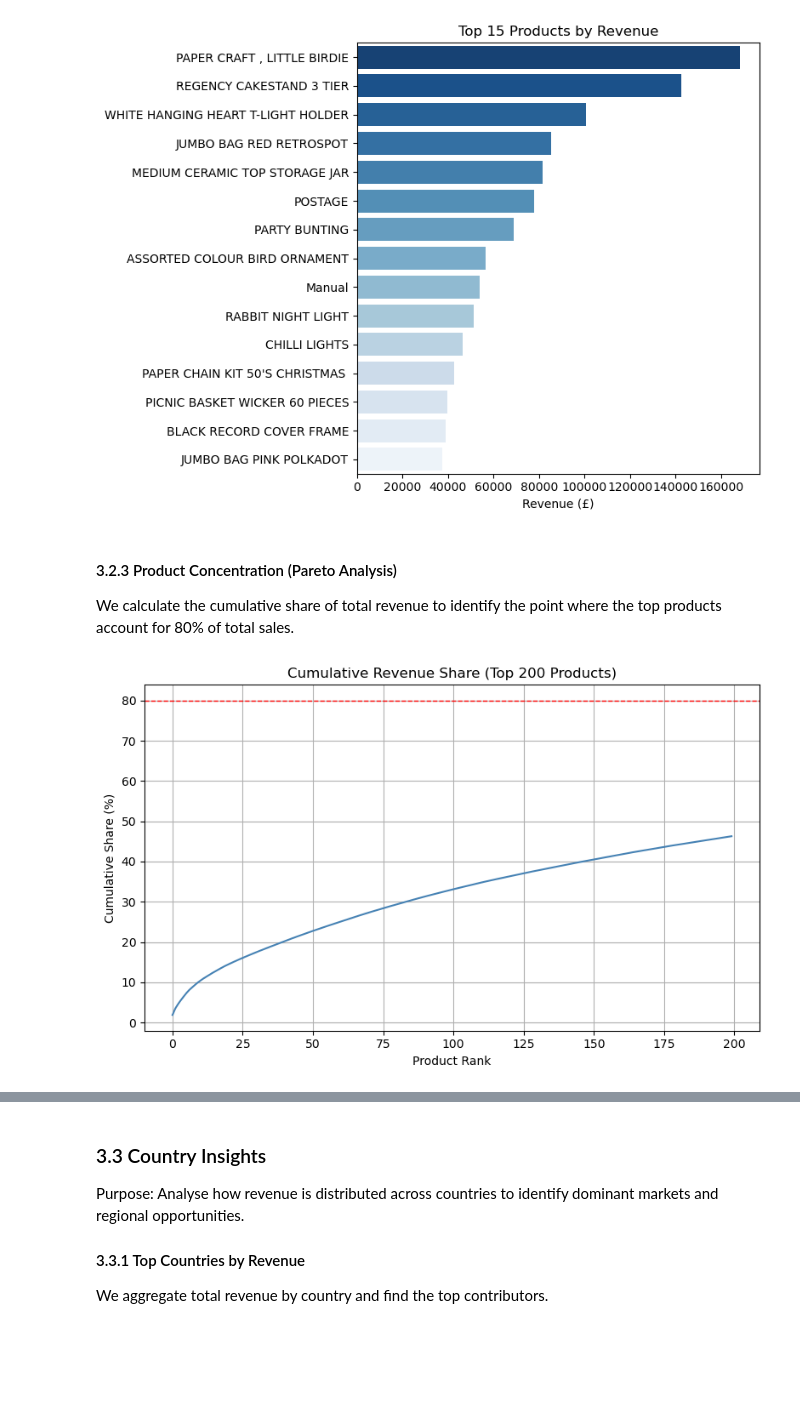
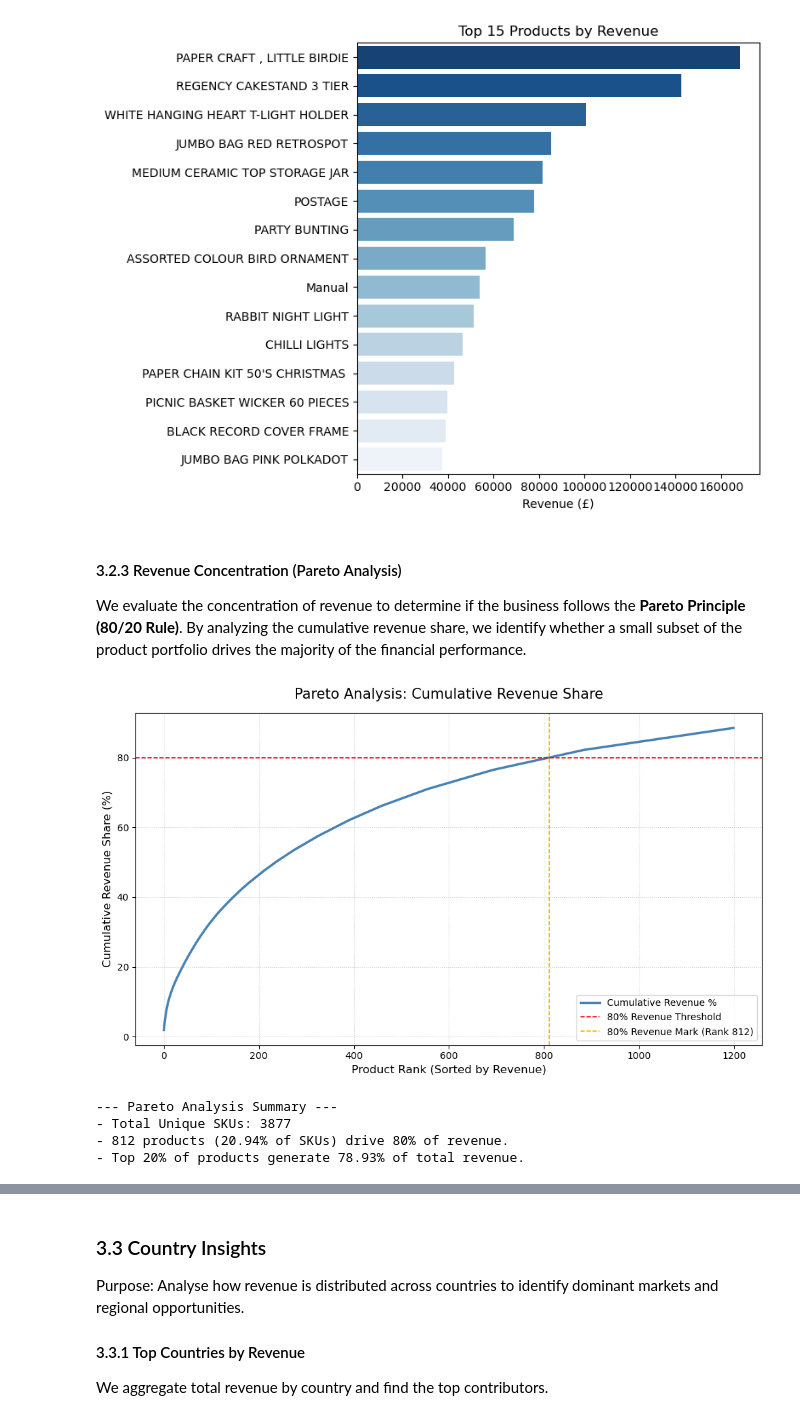
Before and after one commit to Hyeri-Jerrie-Kim/ecommerce-sales-analysis, a Jupyter notebook: notebooks/ecommerce_analysis.ipynb, the cells around one changed output, grey strips where cells are left out. Cells and saved outputs as stored; diff of their text form; code cells hidden in the pictures; blank space fills up the shorter version.

```diff
--- a/notebooks/ecommerce_analysis.ipynb
+++ b/notebooks/ecommerce_analysis.ipynb
@@ -206,9 +216,6 @@ Time-based columns will help identify seasonality and daily purchasing patterns.
 df_clean['InvoiceMonth'] = df_clean['InvoiceDate'].dt.to_period('M')
 df_clean['Weekday'] = df_clean['InvoiceDate'].dt.day_name()
 df_clean['Hour'] = df_clean['InvoiceDate'].dt.hour
-
-# Aggregate revenue
-df_clean['Revenue'] = df_clean['Quantity'] * df_clean['UnitPrice']
 
 # Monthly revenue
 monthly_revenue = (
@@ -348,25 +361,59 @@ plt.show()
 # %% [output]
 [figure]
 # %% [markdown]
-#### 3.2.3 Product Concentration (Pareto Analysis)
-We calculate the cumulative share of total revenue to identify the point where the top products account for 80% of total sales.
+#### 3.2.3 Revenue Concentration (Pareto Analysis)
+
+We evaluate the concentration of revenue to determine if the business follows the **Pareto Principle (80/20 Rule)**. By analyzing the cumulative revenue share, we identify whether a small subset of the product portfolio drives the majority of the financial performance.
 # %%
-# === Compute and plot cumulative revenue share (Pareto analysis) ===
-# Display cumulative revenue percentage to illustrate the 80/20 distribution.
-product_revenue = product_revenue.reset_index(drop=True)
+# === Revenue Concentration & Pareto 80/20 Verification ===
+
+# 1. Data Preparation: Sort by Revenue and Calculate Cumulative Share
+product_revenue = product_revenue.sort_values('RevenueShare', ascending=False).reset_index(drop=True)
 product_revenue['CumulativeShare'] = product_revenue['RevenueShare'].cumsum()
 
-plt.figure(figsize=(8,5))
-plt.plot(product_revenue.index[:200], product_revenue['CumulativeShare'][:200], color='steelblue')
-plt.axhline(80, color='red', linestyle='--', linewidth=1)
-plt.title('Cumulative Revenue Share (Top 200 Products)')
-plt.xlabel('Product Rank')
-plt.ylabel('Cumulative Share (%)')
-plt.grid(True)
+# 2. Statistical Verification Logic
+total_unique_skus = len(product_revenue)
+# Find the exact rank where cumulative revenue hits 80%
+eighty_pct_idx = product_revenue[product_revenue['CumulativeShare'] >= 80].index[0]
+skus_for_80_revenue = eighty_pct_idx + 1
+pct_skus_for_80_revenue = (skus_for_80_revenue / total_unique_skus) * 100
+
+# Find revenue share of exactly the top 20% of SKUs
+twenty_pct_rank = int(total_unique_skus * 0.20)
+revenue_at_20_pct_skus = product_revenue.loc[twenty_pct_rank, 'CumulativeShare']
+
+# 3. Consolidated Visualization
+plt.figure(figsize=(10, 6))
+
+# Plotting the curve (Expanding to show the 80% intersection, e.g., Top 1000)
+plt.plot(product_revenue.index[:1200], product_revenue['CumulativeShare'][:1200],
+         color='steelblue', linewidth=2.5, label='Cumulative Revenue %')
+
+# Add Pareto Reference Lines
+plt.axhline(80, color='red', linestyle='--', linewidth=1.2, label='80% Revenue Threshold')
+plt.axvline(eighty_pct_idx, color='orange', linestyle='--', linewidth=1.2,
+           label=f'80% Revenue Mark (Rank {skus_for_80_revenue})')
+
+# Formatting
+plt.title('Pareto Analysis: Cumulative Revenue Share', fontsize=15, pad=15)
+plt.xlabel('Product Rank (Sorted by Revenue)', fontsize=12)
+plt.ylabel('Cumulative Revenue Share (%)', fontsize=12)
+plt.legend(loc='lower right')
+plt.grid(True, linestyle=':', alpha=0.6)
 plt.tight_layout()
 plt.show()
+
+# 4. Final Output Printout for Verification
+print(f"--- Pareto Analysis Summary ---")
+print(f"- Total Unique SKUs: {total_unique_skus}")
+print(f"- {skus_for_80_revenue} products ({pct_skus_for_80_revenue:.2f}% of SKUs) drive 80% of revenue.")
+print(f"- Top 20% of products generate {revenue_at_20_pct_skus:.2f}% of total revenue.")
 # %% [output]
-[figure, old version]
+[figure, new version]
+--- Pareto Analysis Summary ---
+- Total Unique SKUs: 3877
+- 812 products (20.94% of SKUs) drive 80% of revenue.
+- Top 20% of products generate 78.93% of total revenue.
 # %% [markdown]
 ### 3.2.4 Insights from Product Analysis
 
```
Also changed, not shown: parts of 32 cells of this notebook, 1 other file.
